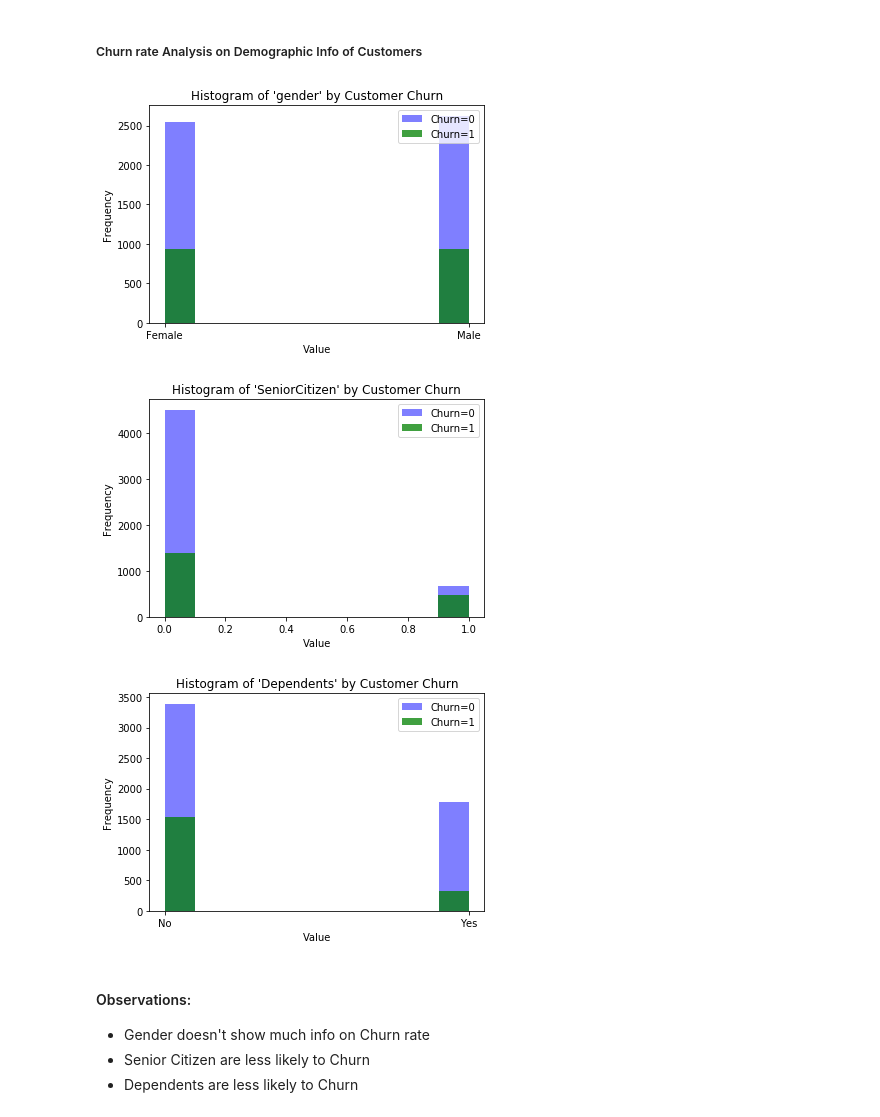
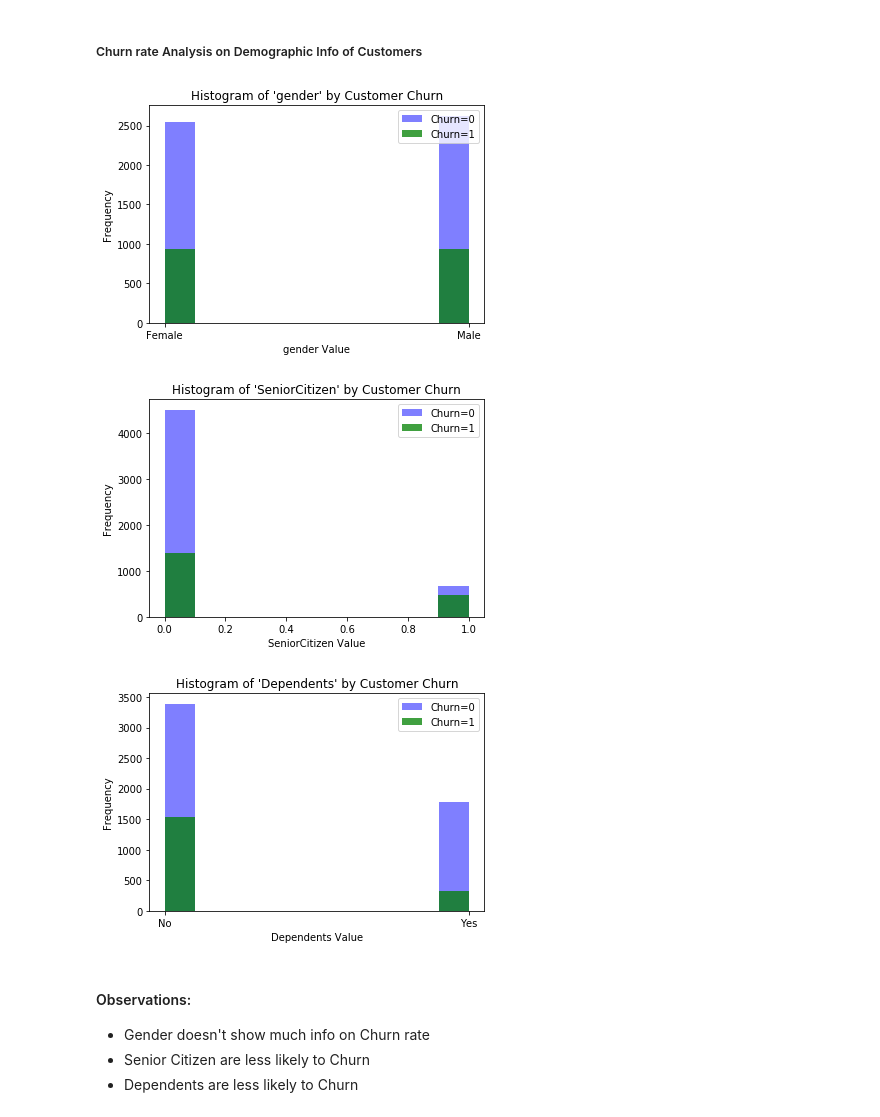
Before and after one commit to vipulpopat/MSCAI_CE4021_Project, a Jupyter notebook: Etivity_18195067.ipynb, the cells around one changed output. Drawn from its saved outputs; the diff is of its cells as text; code cells hidden in the pictures.

```diff
--- a/Etivity_18195067.ipynb
+++ b/Etivity_18195067.ipynb
@@ -154,12 +199,12 @@ Index(['customerID', 'gender', 'SeniorCitizen', 'Partner', 'Dependents',
 # %%
 # Plot histograms to show distribution of features by outcome categories (Depy2016)
 
-def plot_histogram_dv(x,y):
+def plot_histogram_dv(x,y, feature="feature"):
 
     plt.hist(list(x[y=="No"]), alpha=0.5, facecolor='blue', label='Churn=0')
     plt.hist(list(x[y=="Yes"]), alpha=0.75, facecolor='green', label='Churn=1')
     plt.title("Histogram of '{var_name}' by Customer Churn".format(var_name=x.name))
-    plt.xlabel("Value")
+    plt.xlabel("{} Value".format(feature))
     plt.ylabel("Frequency")
     plt.legend(loc='upper right')
     plt.show()
@@ -168,13 +213,13 @@ def plot_histogram_dv(x,y):
 # %%
 demographic_info = ['gender', 'SeniorCitizen', 'Dependents']
 
 # Churn by Demographic data:
 for demo in demographic_info:
-    plot_histogram_dv(dataframe[demo], dataframe.Churn) ## need to use barplots here
+    plot_histogram_dv(dataframe[demo], dataframe.Churn, demo) ## TODO: need to use seaborn barplots here
 # %% [output]
-[figure, old version]
+[figure, new version]
-[figure, old version]
+[figure, new version]
-[figure, old version]
+[figure, new version]
 # %% [markdown]
 #### Observations:
 - Gender doesn't show much info on Churn rate
```
Also changed, not shown: parts of 40 cells of this notebook.
